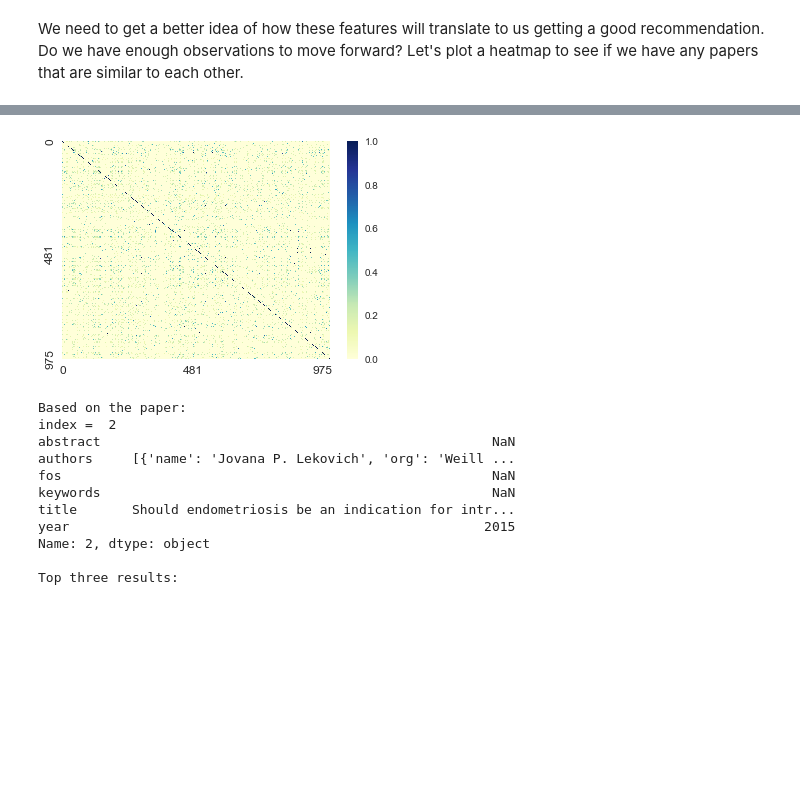
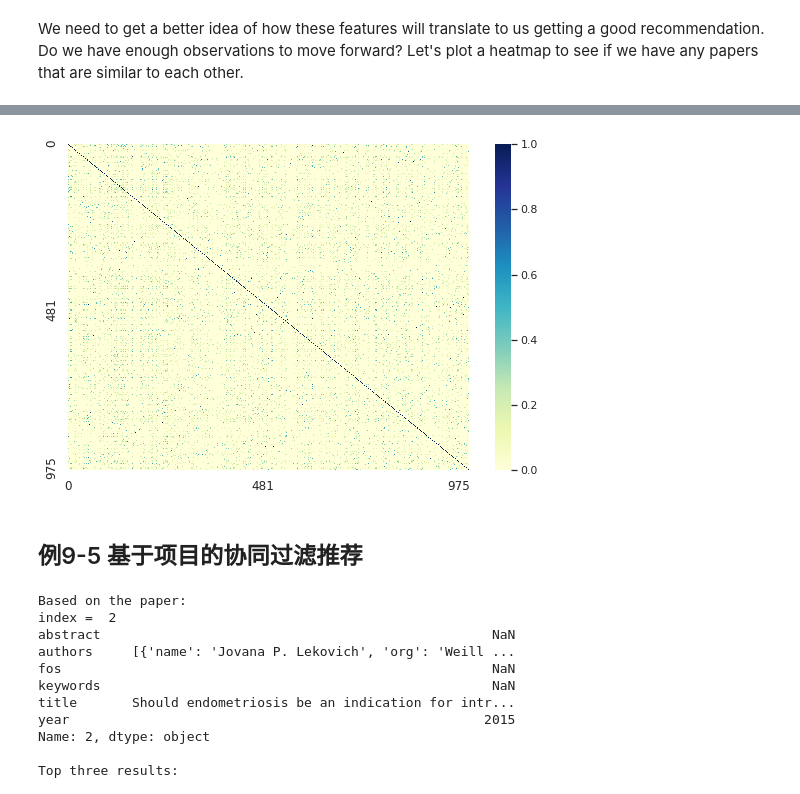
Before and after one commit to LearningChanging/feature-engineering-book, a Jupyter notebook: 9.2 第一关：数据导入、清理和特征解析.ipynb, the cells around one changed output, grey strips where cells are left out. Saved outputs shown, nothing was run; the diff lists cells and outputs as text; code cells hidden in the pictures; blank space fills up the shorter version.

```diff
--- a/9.2 第一关：数据导入、清理和特征解析.ipynb
+++ b/9.2 第一关：数据导入、清理和特征解析.ipynb
@@ -219,3 +257,10 @@ import seaborn as sns
 import numpy as np
 # %%
 %matplotlib inline
+# %%
+plt.figure(figsize=(9, 7))
+sns.set()
+ax = sns.heatmap(first_items.fillna(0).iloc[:20, :20],
+                 vmin=0, vmax=1,
+                 cmap="YlGnBu")
+ax.tick_params(labelsize=12)
@@ -222,12 +269,15 @@ import numpy as np
 # %%
+plt.figure(figsize=(9, 6))
 sns.set()
 ax = sns.heatmap(first_items.fillna(0),
                  vmin=0, vmax=1,
                  cmap="YlGnBu",
                  xticklabels=250, yticklabels=250)
 ax.tick_params(labelsize=12)
 # %% [output]
-[figure, old version]
+[figure, new version]
+# %% [markdown]
+## 例9-5 基于项目的协同过滤推荐
 # %%
 def paper_recommender(paper_index, items_df):
     print('Based on the paper: \nindex = ', paper_index)
```
Also changed, not shown: parts of 19 cells of this notebook.
